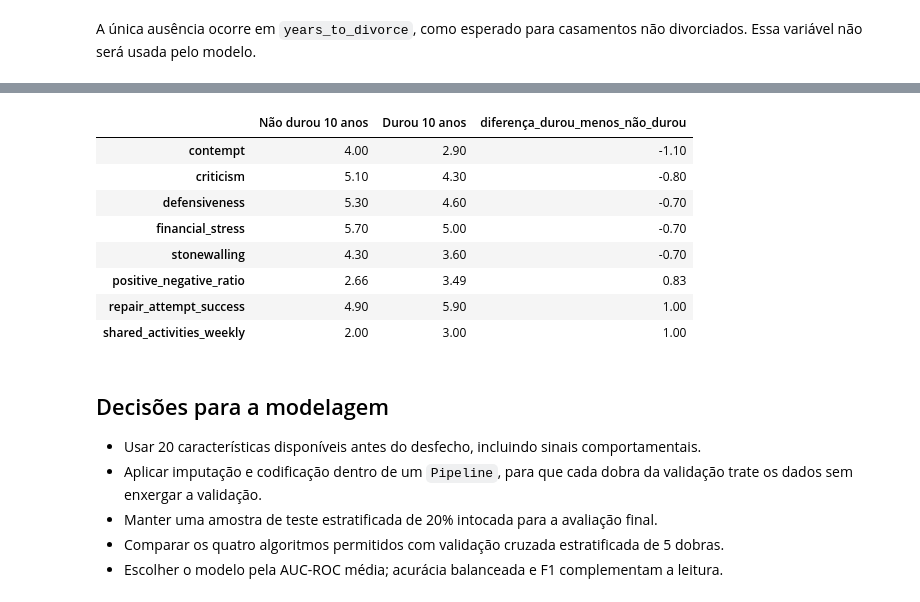
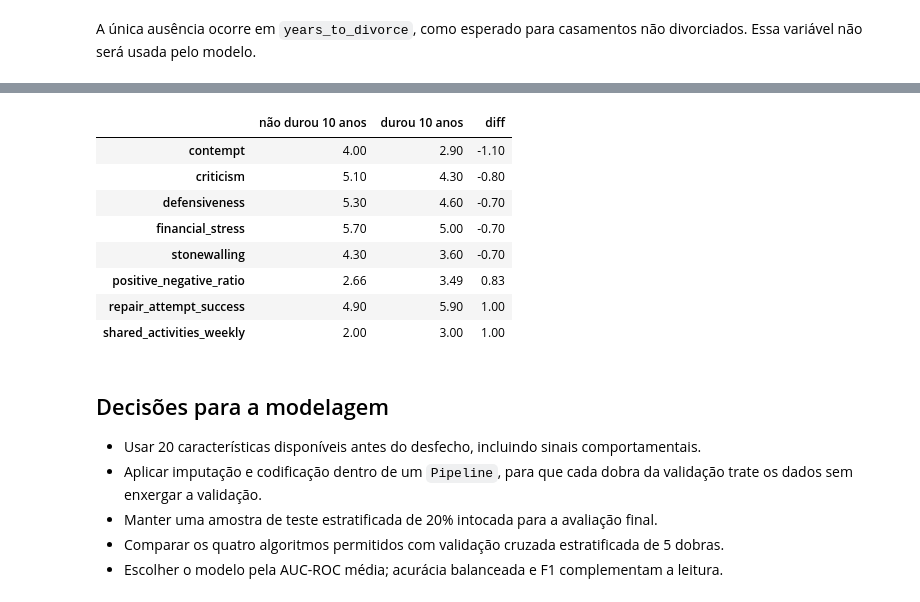
Before and after one commit to josecjlf/marriage-project-ml, a Jupyter notebook: notebooks/01_preparacao_exploracao.ipynb, the cells around one changed output, grey strips where cells are left out. Saved outputs shown, nothing was run; the diff lists cells and outputs as text; code cells hidden in the pictures.

```diff
--- a/notebooks/01_preparacao_exploracao.ipynb
+++ b/notebooks/01_preparacao_exploracao.ipynb
@@ -117,11 +141,11 @@ plt.tight_layout()
 # %%
 behavioral_features = ['criticism', 'contempt', 'defensiveness', 'stonewalling', 'repair_attempt_success', 'positive_negative_ratio', 'financial_stress', 'shared_activities_weekly']
 profile = eligible.groupby('lasted_10_years')[behavioral_features].median().T
-profile.columns = ['Não durou 10 anos', 'Durou 10 anos']
-profile['diferença_durou_menos_não_durou'] = profile['Durou 10 anos'] - profile['Não durou 10 anos']
-profile.sort_values('diferença_durou_menos_não_durou')
+profile.columns = ['não durou 10 anos', 'durou 10 anos']
+profile['diff'] = profile['durou 10 anos'] - profile['não durou 10 anos']
+profile.sort_values('diff')
 # %% [output]
-|  | Não durou 10 anos | Durou 10 anos | diferença_durou_menos_não_durou |
+|  | não durou 10 anos | durou 10 anos | diff |
 | contempt | 4.00 | 2.90 | -1.10 |
 | criticism | 5.10 | 4.30 | -0.80 |
 | defensiveness | 5.30 | 4.60 | -0.70 |
```
Also changed, not shown: parts of 5 cells of this notebook.
